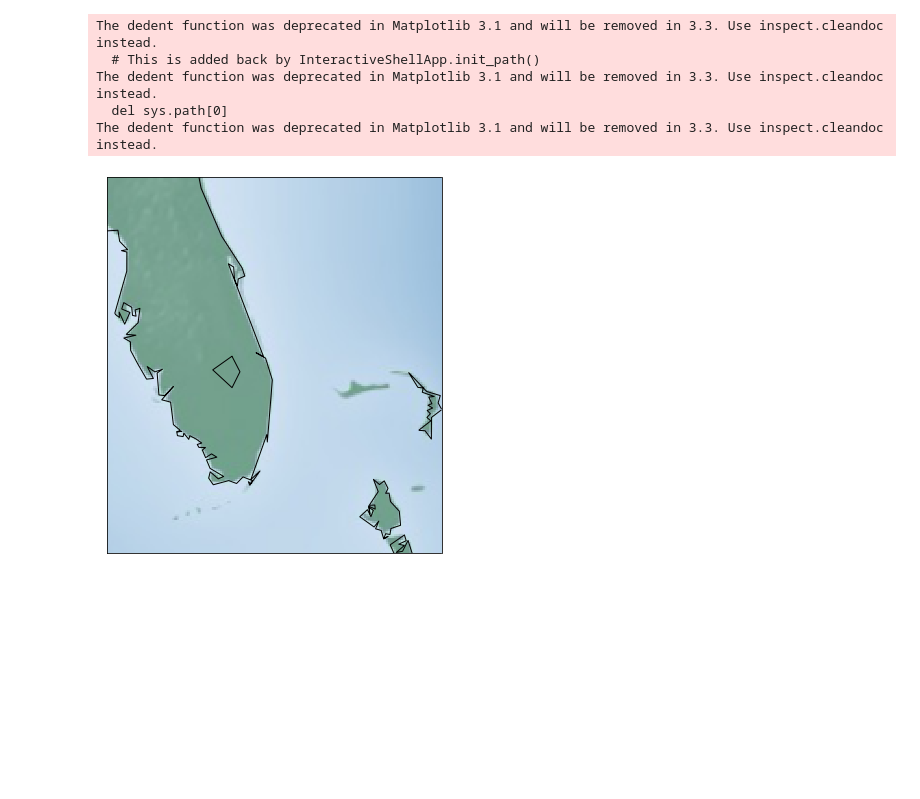
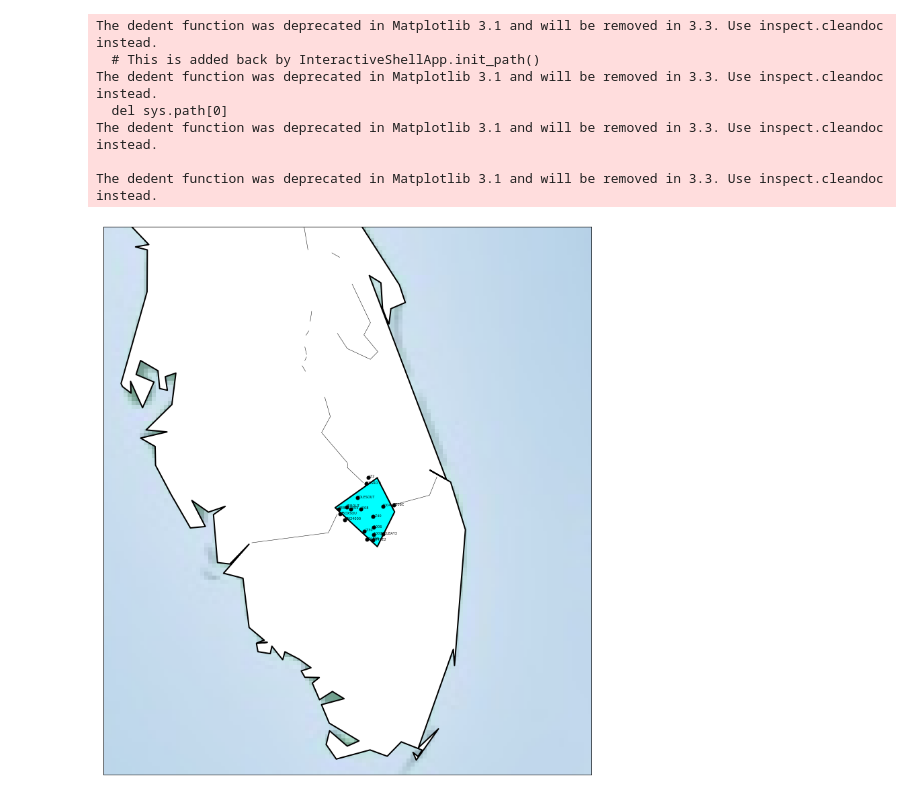
Before and after one commit to quachhungvietnam/HarmfulAlgalBloom, a Jupyter notebook: Capstone Code/Florida Map.ipynb, the cells around one changed output. Saved outputs shown, nothing was run; the diff lists cells and outputs as text; code cells hidden in the pictures; blank space fills up the shorter version.

```diff
--- a/Capstone Code/Florida Map.ipynb
+++ b/Capstone Code/Florida Map.ipynb
@@ -4,0 +6,5 @@ from mpl_toolkits.basemap import Basemap
+# %%
+Station_list = ['POLESOUT', 'KISSR0.0', 'LZ2', 'FEBIN', 'MBOXSOU', 'MH24000', 'FEBOUT', 'L005', 'L008', 'LZ40', 'L004', 'S308C', 'POLE3S', 'RITTAE2', 'L007', 'PELBAY3', 'L006', 'LZ30']
+# %%
+coordinate = pd.read_csv("coordinate.csv")
+coordinate
@@ -5,25 +67,38 @@ from mpl_toolkits.basemap import Basemap
 # %%
-plt.figure(figsize=(6,8))
+plt.figure(figsize=(15,15))
 lat = 27
-lon = -80
-inclat = 3
-inclon = 3
+lon = -81
+inclat = 2
+inclon = 2
 
 m = Basemap(projection='merc',
     llcrnrlon = lon - inclon, urcrnrlon = lon + inclon,
     llcrnrlat = lat - inclat, urcrnrlat = lat + inclat,
     lat_ts = 0, resolution= 'l',
     suppress_ticks = True)
 
 m.drawcountries(linewidth = 1)
 m.drawstates(linewidth = 0.2)
-m.drawcoastlines(linewidth=1)
+m.drawcoastlines(linewidth=2)
 m.shadedrelief()
+m.drawrivers()
+m.fillcontinents(color='white',lake_color='aqua')
+m.shadedrelief()
+
+for station in Station_list:
+    [[lat, lon]] = np.array(coordinate.loc[coordinate["Site Name"]==station, ["Latitude","Longtitude"]])
+    lat = int(str(lat)[:2])+ int(str(lat)[2:4])/60 + float(str(lat)[4:])/3600
+    lon = -(int(str(lon)[:2])+ int(str(lon)[2:4])/60 + float(str(lon)[4:])/3600)
+    x, y = m(lon, lat)
+    plt.plot(x, y, 'ok', markersize=5)
+    plt.text(x, y, station, fontsize=5)
 plt.show()
 # %% [output]
 The dedent function was deprecated in Matplotlib 3.1 and will be removed in 3.3. Use inspect.cleandoc instead.
   # This is added back by InteractiveShellApp.init_path()
 The dedent function was deprecated in Matplotlib 3.1 and will be removed in 3.3. Use inspect.cleandoc instead.
   del sys.path[0]
 The dedent function was deprecated in Matplotlib 3.1 and will be removed in 3.3. Use inspect.cleandoc instead.
+
+The dedent function was deprecated in Matplotlib 3.1 and will be removed in 3.3. Use inspect.cleandoc instead.
-[figure, old version]
+[figure, new version]
```
Also changed, not shown: parts of 4 cells of this notebook, 46 other files.
